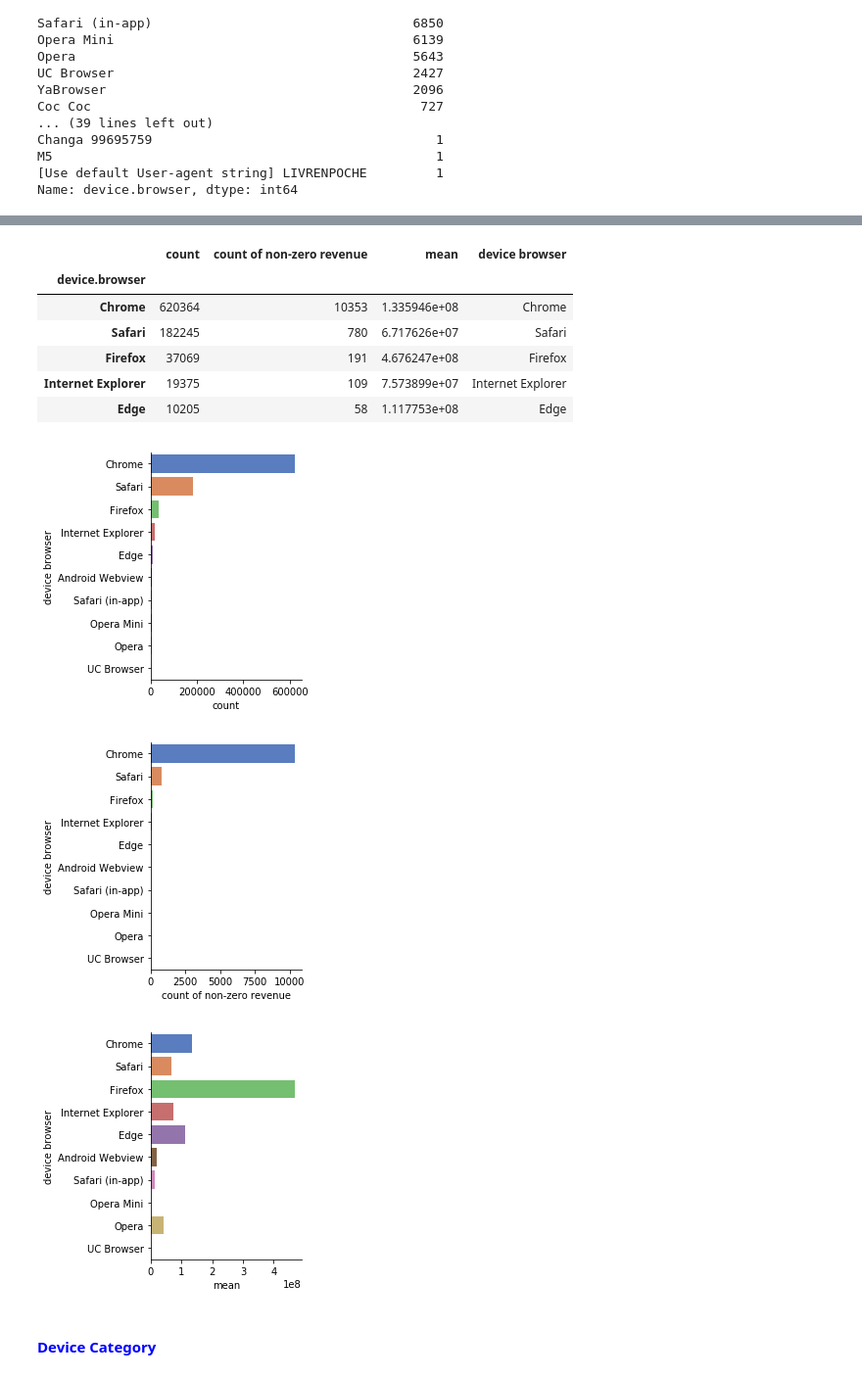
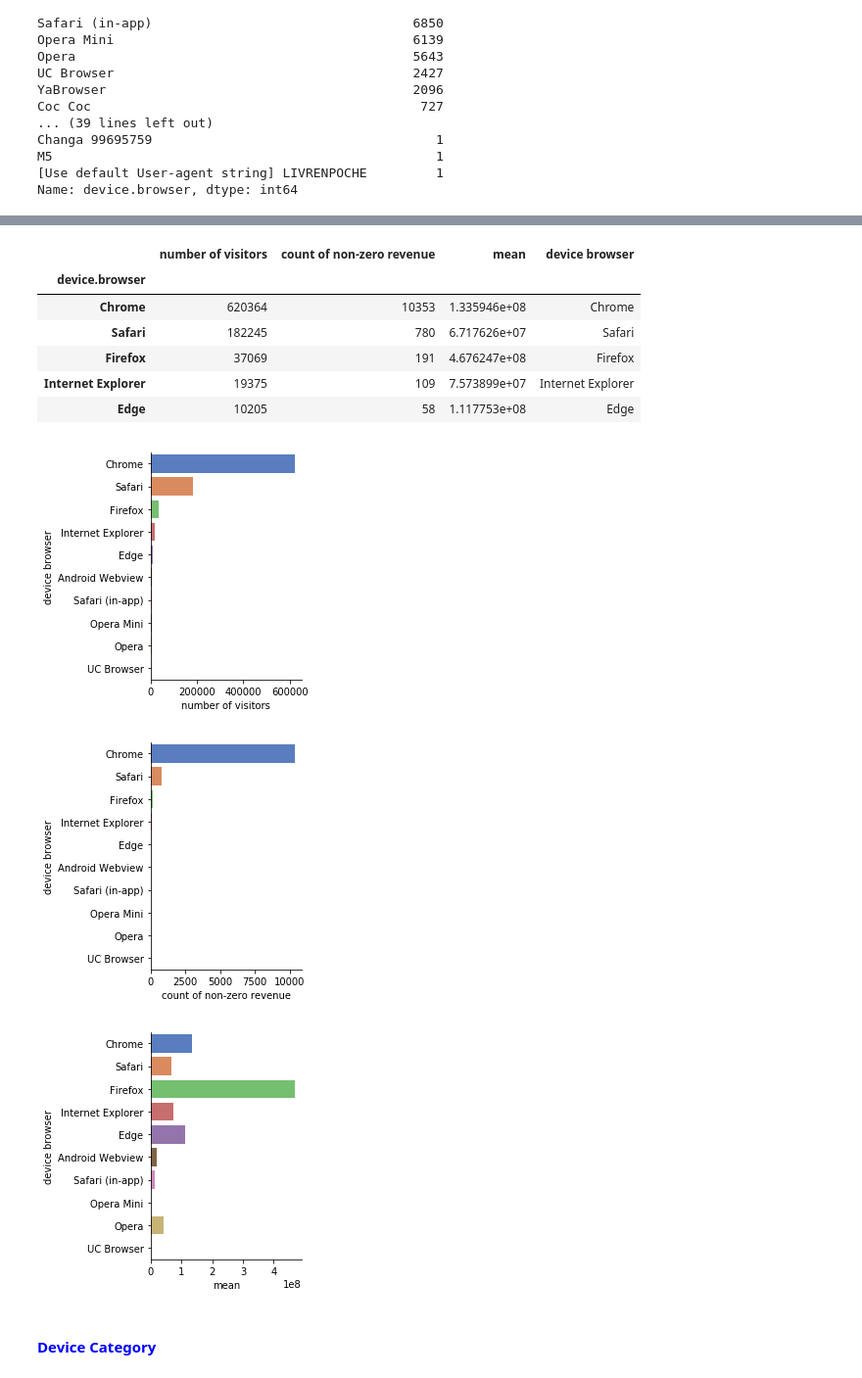
Before and after one commit to Aries0331/RevenuePrediction_GStore, a Jupyter notebook: main.ipynb, the cells around one changed output, grey strips where cells are left out. Shown at 98% size. Drawn from its saved outputs; the diff is of its cells as text; code cells hidden in the pictures.

```diff
--- a/main.ipynb
+++ b/main.ipynb
@@ -274,7 +258,7 @@ M5                                                  1
 Name: device.browser, dtype: int64
 # %%
 browser_group = df_train.groupby('device.browser')['totals.transactionRevenue'].agg(['size', 'count', 'mean'])
-browser_group.columns = ["count", "count of non-zero revenue", "mean"]
-browser_group = browser_group.sort_values(by="count", ascending=False)
+browser_group.columns = ["number of visitors", "count of non-zero revenue", "mean"]
+browser_group = browser_group.sort_values(by="number of visitors", ascending=False)
 browser_group.head(10)
 # %% [output]
@@ -295,7 +279,7 @@ browser_group['device browser'] = browser_group.index
 # %%
 browser_group.head()
 # %% [output]
-|  | count | count of non-zero revenue | mean | device browser |
+|  | number of visitors | count of non-zero revenue | mean | device browser |
 | device.browser |  |  |  |  |
 | Chrome | 620364 | 10353 | 1.335946e+08 | Chrome |
 | Safari | 182245 | 780 | 6.717626e+07 | Safari |
@@ -306,19 +290,19 @@ browser_group.head()
 # import warnings
 # warnings.filterwarnings('ignore')
 # %%
-sns.factorplot(y="device browser",x="count",data=browser_group.head(10),kind="bar",size=4,palette="muted")
+sns.factorplot(y="device browser",x="number of visitors",data=browser_group.head(10),kind="bar",size=4,palette="muted")
 g1.despine(left=True)
-g1 = g1.set_ylabels("count")
+g1 = g1.set_ylabels("device browser")
 
 sns.factorplot(y="device browser",x="count of non-zero revenue",data=browser_group.head(10),kind="bar",size=4,palette="muted")
 g2.despine(left=True)
-g2 = g2.set_ylabels("count of non-zero revenue")
+g2 = g2.set_ylabels("device browser")
 
 sns.factorplot(y="device browser",x="mean",data=browser_group.head(10),kind="bar",size=4,palette="muted")
 g3.despine(left=True)
-g3 = g3.set_ylabels("mean")
+g3 = g3.set_ylabels("device browser")
 # %% [output]
-[figure, old version]
+[figure, new version]
 [figure]
 [figure]
 # %% [markdown]
```
Also changed, not shown: parts of 24 cells of this notebook, 1 other file.
